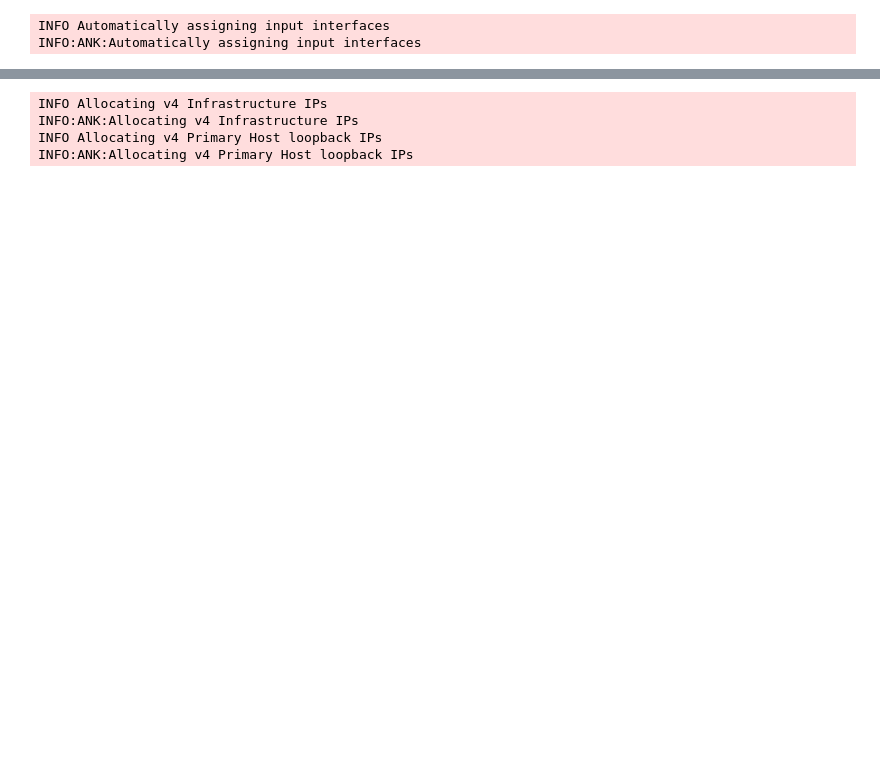
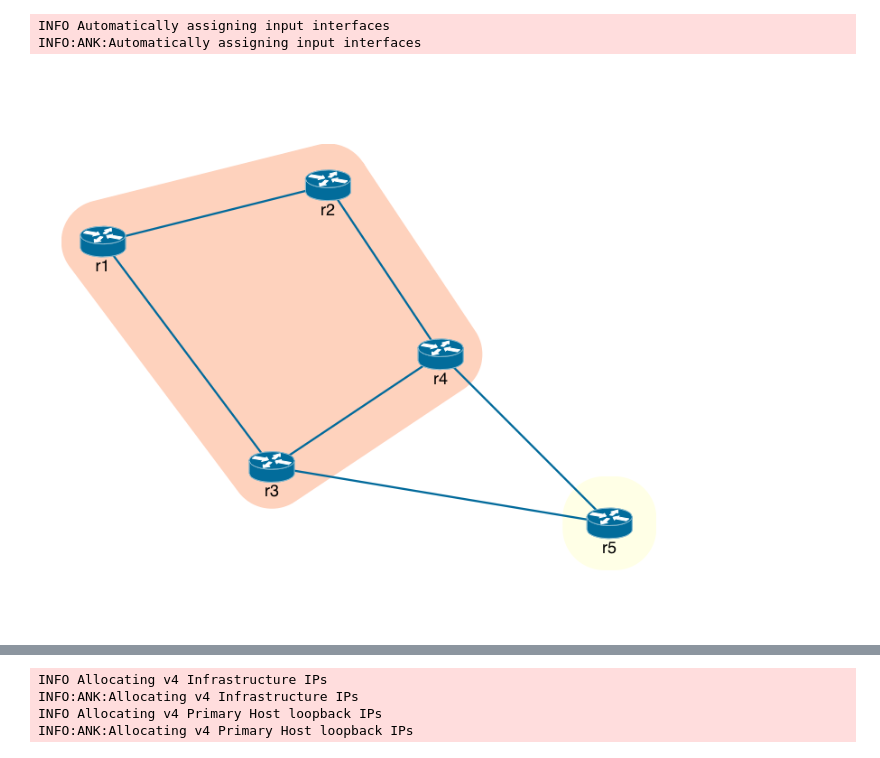
Before and after one commit to sk2/autonetkit, a Jupyter notebook: tutorial/extending.ipynb, the cells around one changed output, grey strips where cells are left out. Saved outputs shown, nothing was run; the diff lists cells and outputs as text; code cells hidden in the pictures; blank space fills up the shorter version.

```diff
--- a/tutorial/extending.ipynb
+++ b/tutorial/extending.ipynb
@@ -35,6 +42,10 @@ INFO Automatically assigning input interfaces
 INFO:ANK:Automatically assigning input interfaces
 # %%
 autonetkit.update_http(anm)
+# %%
+Image(screenshot("input"), width=400, height=300)
+# %% [output]
+[figure, added]
 # %%
 g_phy = anm['phy']
 g_phy.add_nodes_from(g_in, retain=["asn", "device_type", "x", "y"])
```
Also changed, not shown: parts of 10 cells of this notebook, 1 other file.
